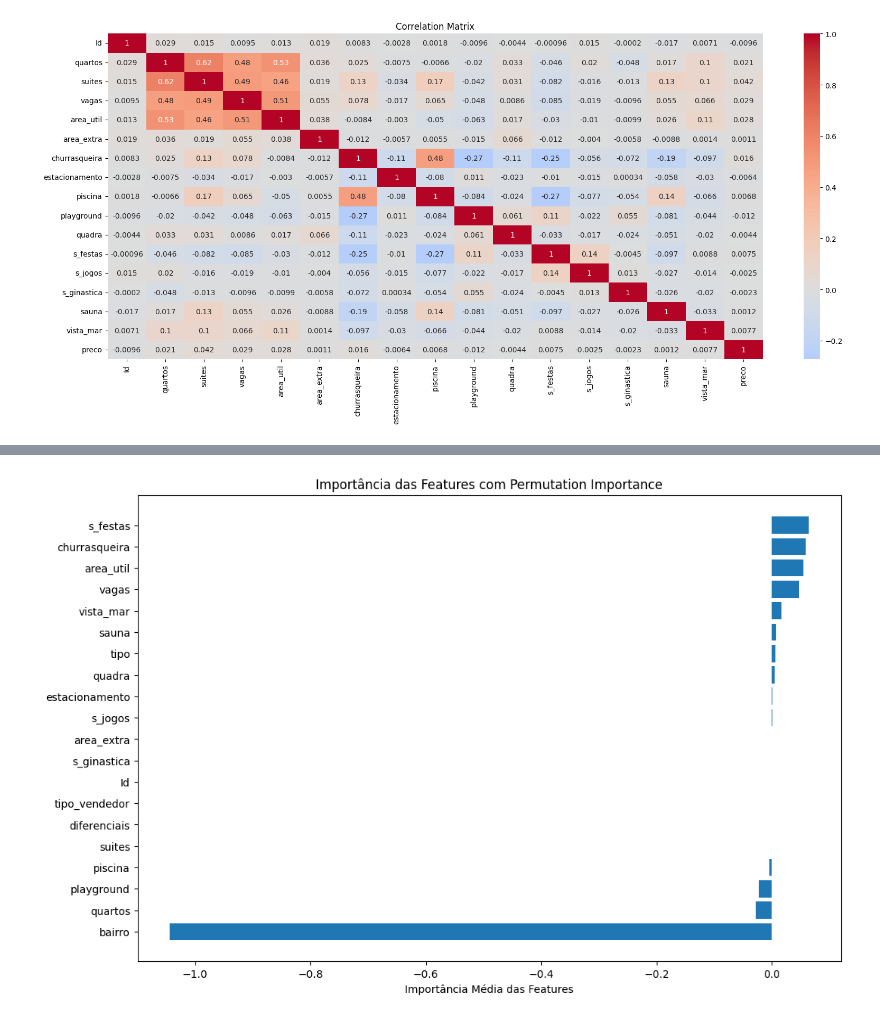
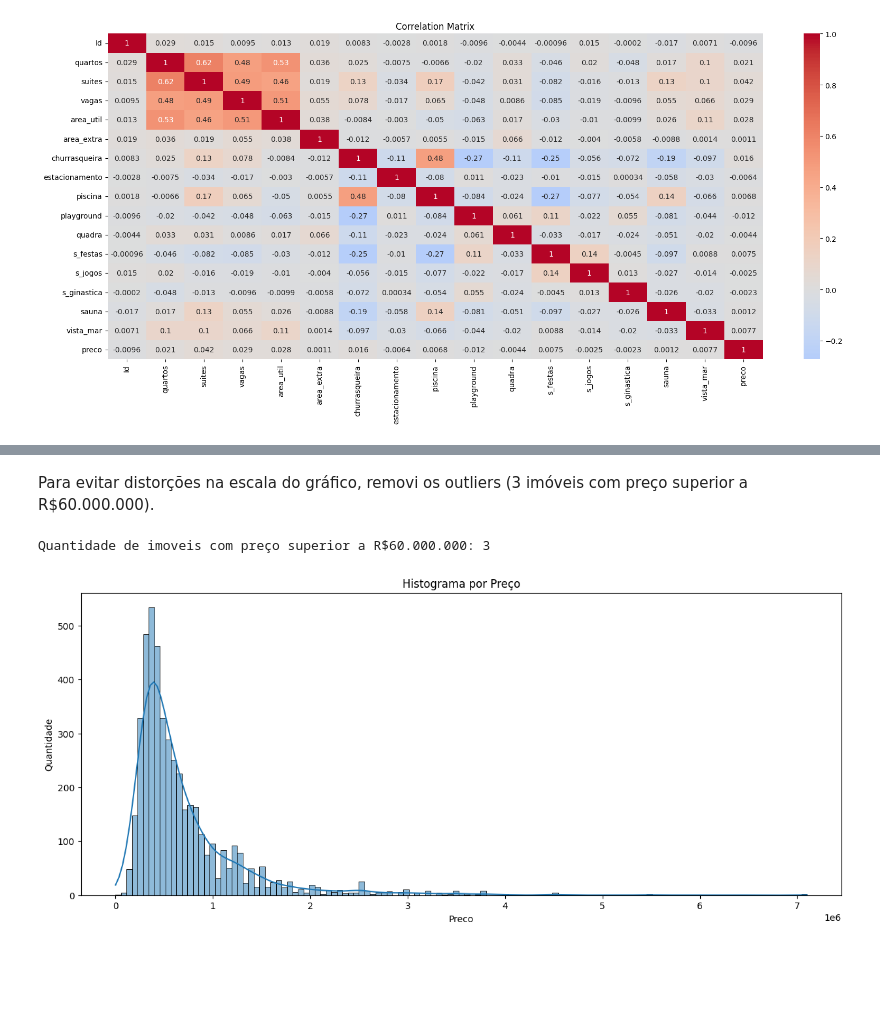
Before and after one commit to Ribeiro-Victor/eel891-machine-learning-intro, a Jupyter notebook: Task 02/relatorio.ipynb, the cells around one changed output, grey strips where cells are left out. Saved outputs shown, nothing was run; the diff lists cells and outputs as text; code cells hidden in the pictures; blank space fills up the shorter version.

```diff
--- a/Task 02/relatorio.ipynb
+++ b/Task 02/relatorio.ipynb
@@ -141,19 +43,14 @@ RMSPE no conjunto de teste: 7.595201123593127
-# %%
-
-pipeline = Pipeline(steps=[('preprocessor', preprocessor),
-                           ('regressor', models['Lasso'])])
-
-pipeline.fit(X_train, y_train)
-
-result = permutation_importance(pipeline, X_test, y_test, scoring=make_scorer(rmspe, greater_is_better=False))
-sorted_idx = result.importances_mean.argsort()
-
-# Plotar a importância das features
-plt.figure(figsize=(12, 8))
-plt.barh(range(len(sorted_idx)), result.importances_mean[sorted_idx], align='center')
-plt.yticks(range(len(sorted_idx)), np.array(X.columns)[sorted_idx])
-plt.xlabel('Importância Média das Features')
-plt.title('Importância das Features com Permutation Importance')
-plt.show()
-# %% [output]
-[figure, removed]
+# %% [markdown]
+Para evitar distorções na escala do gráfico, removi os outliers (3 imóveis com preço superior a R$60.000.000).
+# %%
+plt.figure(figsize=(15, 6))
+data_plot = data_train[data_train['preco'] < 60000000]
+print(f'Quantidade de imoveis com preço superior a R$60.000.000: {len((data_train[data_train["preco"]>= 60000000]).index)}')
+sns.histplot(x='preco', data=data_plot, kde=True)
+plt.title('Histograma por Preço')
+plt.xlabel('Preco')
+plt.ylabel('Quantidade')
+plt.show()
+# %% [output]
+Quantidade de imoveis com preço superior a R$60.000.000: 3
+[figure, added]
```
Also changed, not shown: parts of 35 cells of this notebook.
